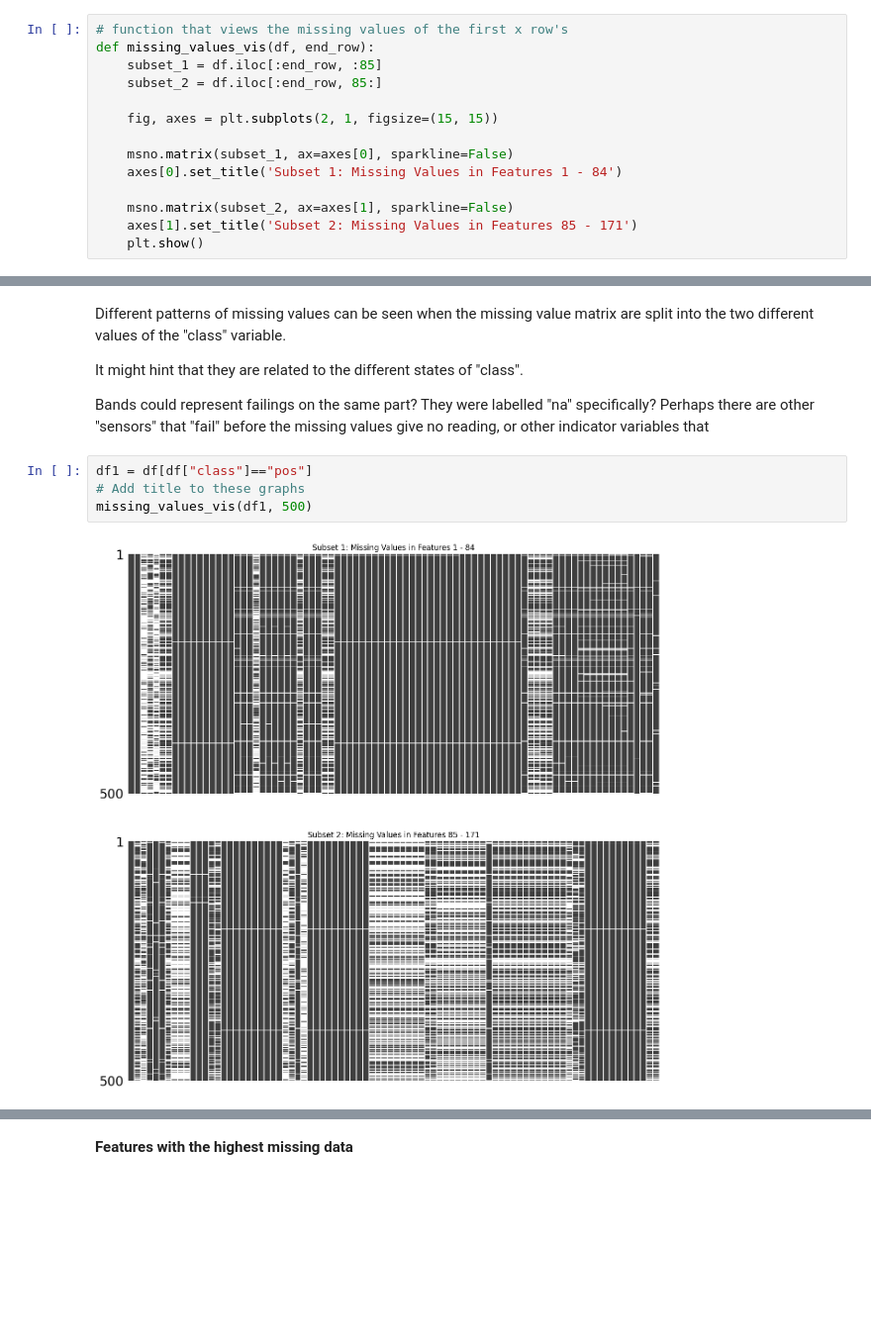
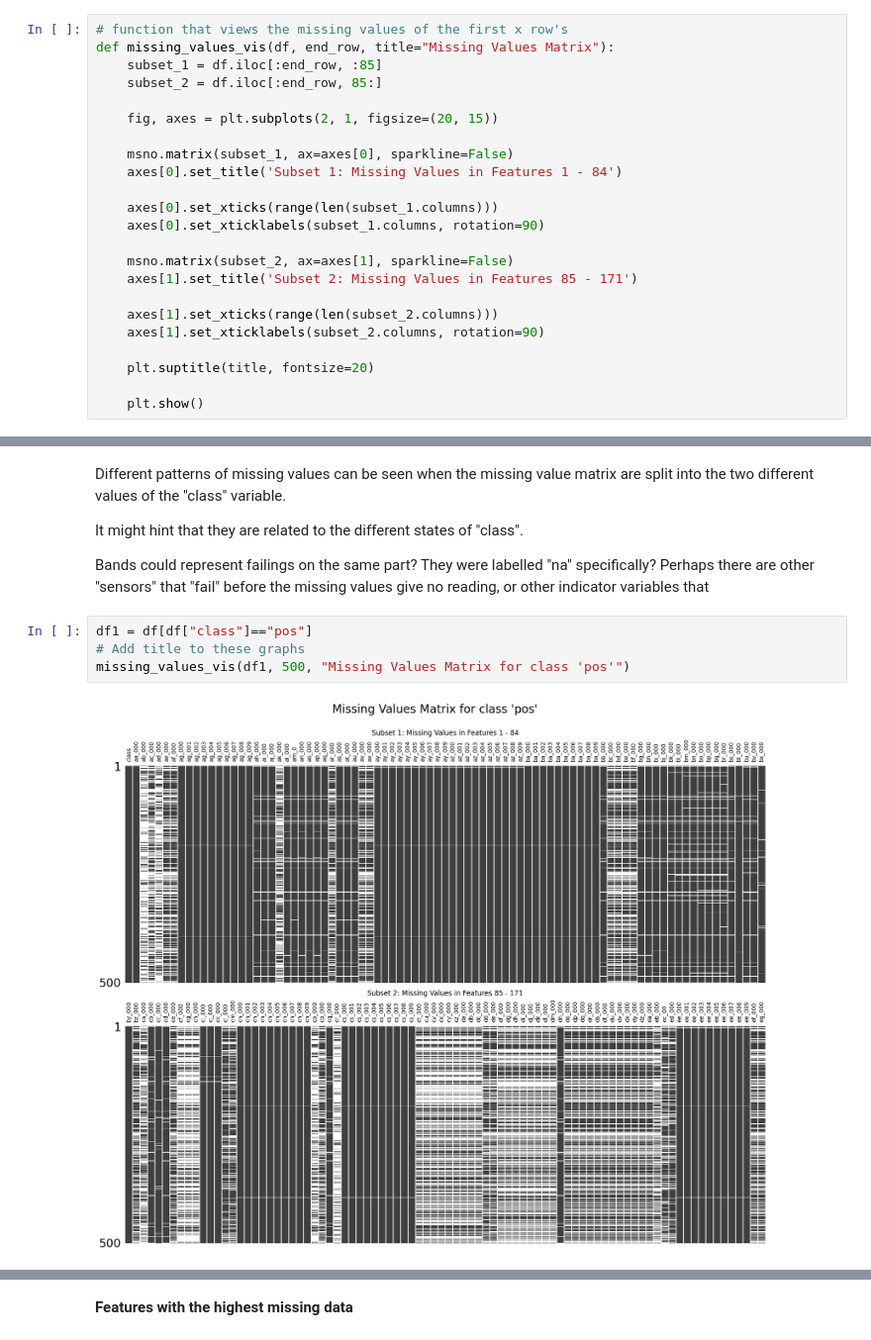
Before and after one commit to Lughaidh-w/DataPrep_ca1, a Jupyter notebook: CA1.ipynb, the cells around one changed output, grey strips where cells are left out. Shown: that part at 99% size. Saved outputs shown, nothing was run; the diff lists cells and outputs as text; blank space fills up the shorter version.

```diff
--- a/CA1.ipynb
+++ b/CA1.ipynb
@@ -41,17 +43,26 @@ def prelim(df):
     print(df.isnull().sum())
 # %%
 # function that views the missing values of the first x row's
-def missing_values_vis(df, end_row):
+def missing_values_vis(df, end_row, title="Missing Values Matrix"):
     subset_1 = df.iloc[:end_row, :85]
     subset_2 = df.iloc[:end_row, 85:]
 
-    fig, axes = plt.subplots(2, 1, figsize=(15, 15))
+    fig, axes = plt.subplots(2, 1, figsize=(20, 15))
 
     msno.matrix(subset_1, ax=axes[0], sparkline=False)
     axes[0].set_title('Subset 1: Missing Values in Features 1 - 84')
 
+    axes[0].set_xticks(range(len(subset_1.columns)))
+    axes[0].set_xticklabels(subset_1.columns, rotation=90)
+
     msno.matrix(subset_2, ax=axes[1], sparkline=False)
     axes[1].set_title('Subset 2: Missing Values in Features 85 - 171')
+
+    axes[1].set_xticks(range(len(subset_2.columns)))
+    axes[1].set_xticklabels(subset_2.columns, rotation=90)
+
+    plt.suptitle(title, fontsize=20)
+
     plt.show()
 # %% [markdown]
 ### 3. Results
@@ -187,8 +198,8 @@ Bands could represent failings on the same part? They were labelled "na" specifi
 # %%
 df1 = df[df["class"]=="pos"]
 # Add title to these graphs
-missing_values_vis(df1, 500)
+missing_values_vis(df1, 500, "Missing Values Matrix for class 'pos'")
 # %% [output]
-[figure, old version]
+[figure, new version]
 # %%
 df1 = df[df["class"]=="neg"]
```
Also changed, not shown: parts of 21 cells of this notebook.
